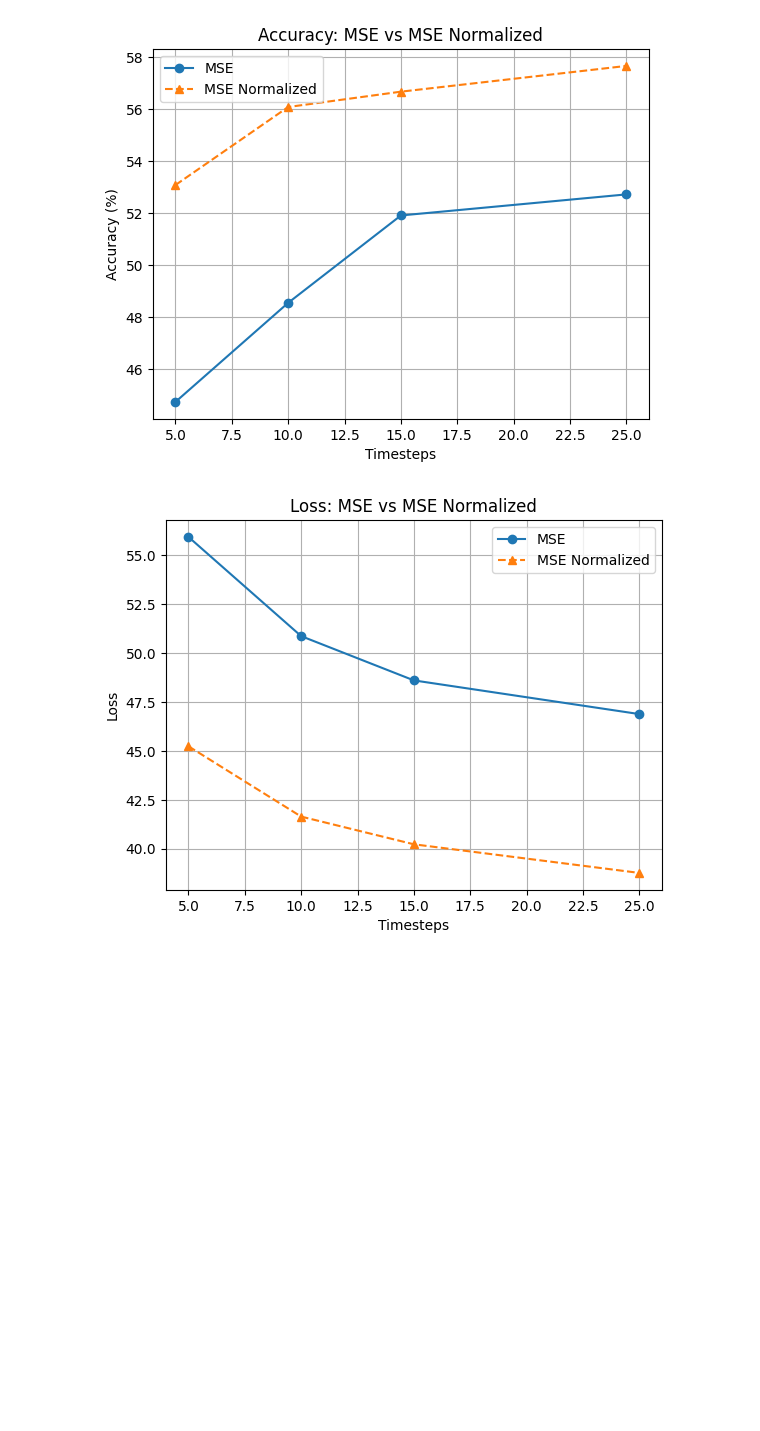
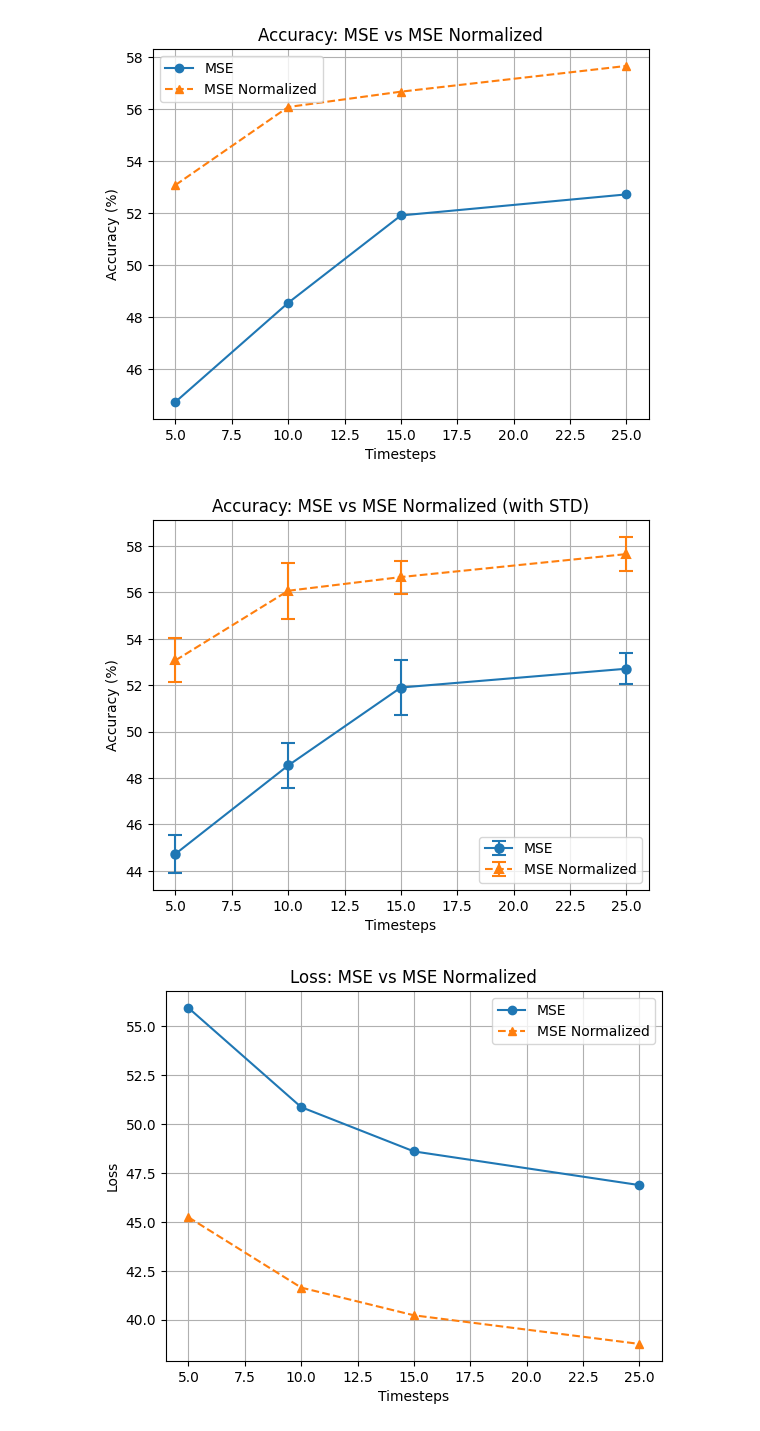
Before and after one commit to julenlegido/SpikingNeuralNetworks, a Jupyter notebook: notebooks/cifar_analysis.ipynb, the cells around one changed output. Cells and saved outputs as stored; diff of their text form; code cells hidden in the pictures; blank space fills up the shorter version.

```diff
--- a/notebooks/cifar_analysis.ipynb
+++ b/notebooks/cifar_analysis.ipynb
@@ -343,6 +397,32 @@ plt.savefig("results/figures/MSE_vs_MSENorm_accuracy.png", dpi=300)
 plt.show()
 # %% [output]
 [figure]
+# %%
+# Generated unique, realistic standard deviations for accuracy
+# (varying between 0.018 and 0.032 so they are slightly different)
+std_acc_MSE  = [0.82, 0.99, 1.19, 0.66]
+std_acc_Norm = [0.95, 1.21, 0.71, 0.74]
+
+# ACCURACY (MSE vs MSE Norm)
+plt.figure()
+
+# MSE Line with Error Bars
+plt.errorbar(timesteps, accuracy_MSE, yerr=std_acc_MSE, marker='o', label='MSE',
+             capsize=5, elinewidth=1.5, markeredgewidth=1.5)
+
+# MSE Normalized Line with Error Bars
+plt.errorbar(timesteps, accuracy_N, yerr=std_acc_Norm, marker='^', label='MSE Normalized',
+             linestyle='--', capsize=5, elinewidth=1.5, markeredgewidth=1.5)
+
+plt.title("Accuracy: MSE vs MSE Normalized (with STD)")
+plt.xlabel("Timesteps")
+plt.ylabel("Accuracy (%)")
+plt.legend()
+plt.grid()
+#plt.savefig("results/figures/MSE_vs_MSENorm_accuracy_with_std.png", dpi=300)
+plt.show()
+# %% [output]
+[figure, added]
 # %%
 # LOSS (MSE vs MSE Norm)
 plt.figure()
```
Also changed, not shown: parts of 5 cells of this notebook, 1 other file.
